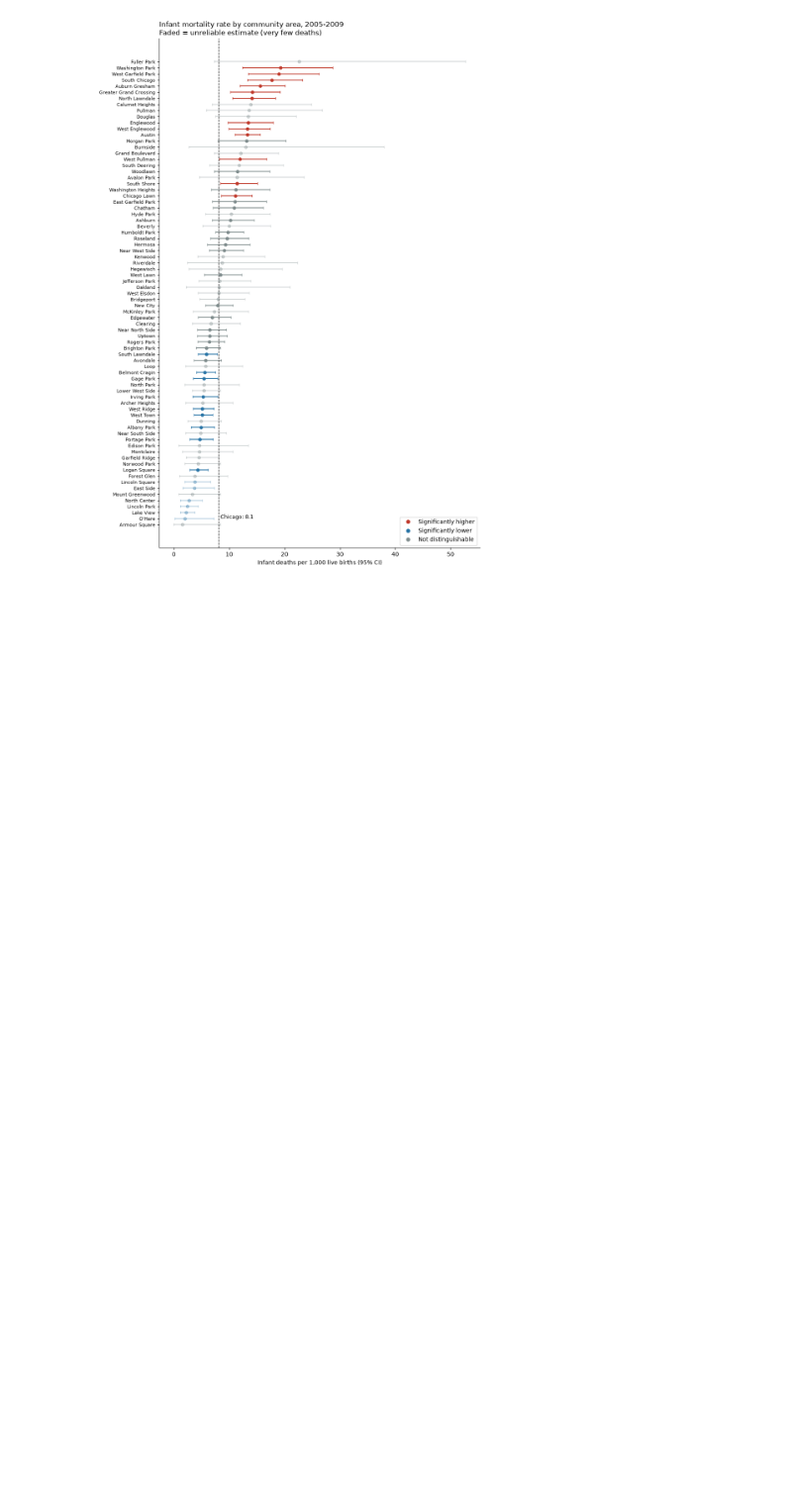
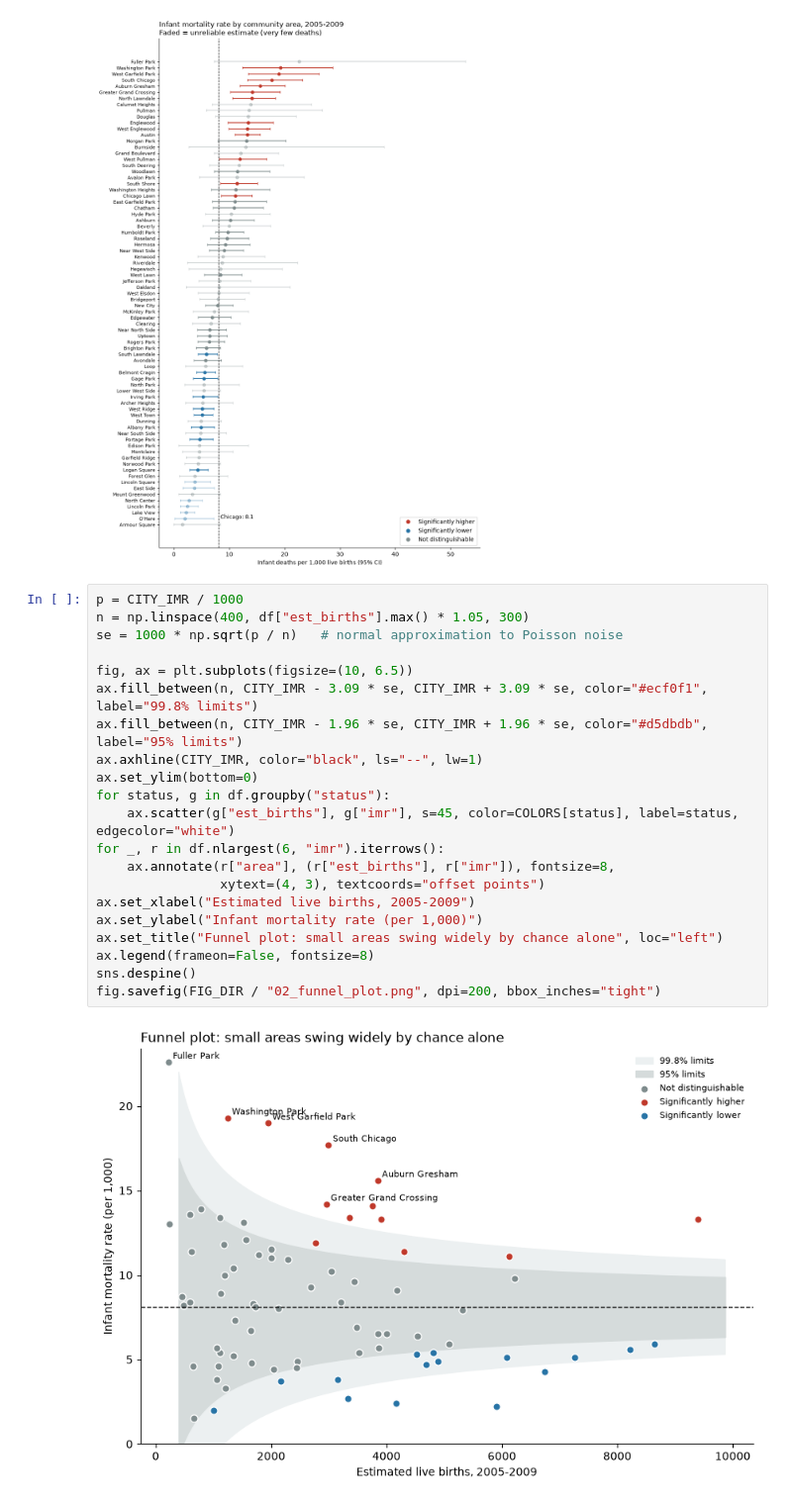
Before and after one commit to ItsUgesh/data-visualization, a Jupyter notebook: infant-mortality-in-chicago.ipynb, the cells around one changed output. Shown at 99% size. Cells and saved outputs as stored; diff of their text form; blank space fills up the shorter version.

```diff
--- a/infant-mortality-in-chicago.ipynb
+++ b/infant-mortality-in-chicago.ipynb
@@ -80,3 +80,26 @@ sns.despine()
 fig.savefig(FIG_DIR / "01_ranked_rates_with_ci.png", dpi=200, bbox_inches="tight")
 # %% [output]
 [figure]
+# %%
+p = CITY_IMR / 1000
+n = np.linspace(400, df["est_births"].max() * 1.05, 300)
+se = 1000 * np.sqrt(p / n)   # normal approximation to Poisson noise
+
+fig, ax = plt.subplots(figsize=(10, 6.5))
+ax.fill_between(n, CITY_IMR - 3.09 * se, CITY_IMR + 3.09 * se, color="#ecf0f1", label="99.8% limits")
+ax.fill_between(n, CITY_IMR - 1.96 * se, CITY_IMR + 1.96 * se, color="#d5dbdb", label="95% limits")
+ax.axhline(CITY_IMR, color="black", ls="--", lw=1)
+ax.set_ylim(bottom=0)
+for status, g in df.groupby("status"):
+    ax.scatter(g["est_births"], g["imr"], s=45, color=COLORS[status], label=status, edgecolor="white")
+for _, r in df.nlargest(6, "imr").iterrows():
+    ax.annotate(r["area"], (r["est_births"], r["imr"]), fontsize=8,
+                xytext=(4, 3), textcoords="offset points")
+ax.set_xlabel("Estimated live births, 2005-2009")
+ax.set_ylabel("Infant mortality rate (per 1,000)")
+ax.set_title("Funnel plot: small areas swing widely by chance alone", loc="left")
+ax.legend(frameon=False, fontsize=8)
+sns.despine()
+fig.savefig(FIG_DIR / "02_funnel_plot.png", dpi=200, bbox_inches="tight")
+# %% [output]
+[figure, added]
```
Also changed, not shown: 1 other file.
